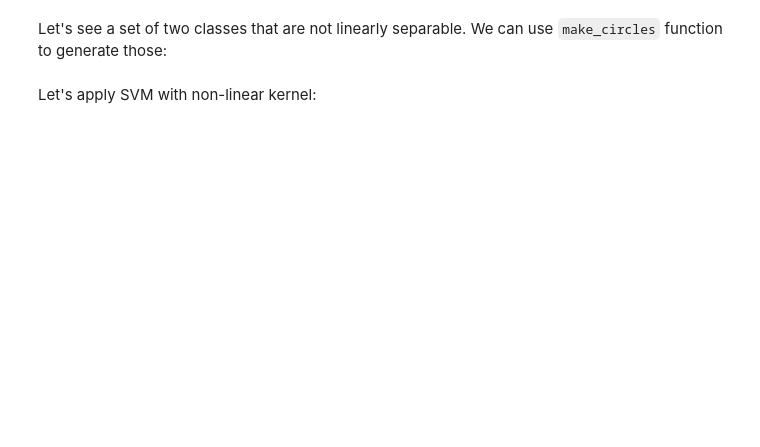
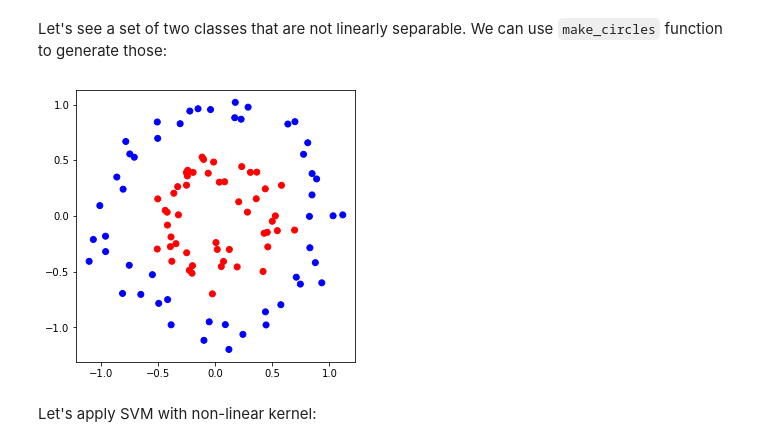
Before and after one commit to shwars/ai_course, a Jupyter notebook: en/2-ml/3-Classification.ipynb, the cells around one changed output. Cells and saved outputs as stored; diff of their text form; code cells hidden in the pictures; blank space fills up the shorter version.

```diff
--- a/en/2-ml/3-Classification.ipynb
+++ b/en/2-ml/3-Classification.ipynb
@@ -472,8 +495,11 @@ plt.show()
 Let's see a set of two classes that are not linearly separable. We can use `make_circles` function to generate those:
 # %%
 X,Y = sk.datasets.make_circles(n_samples=100,factor=0.5,noise=0.1)
+plt.figure(figsize=(5,5))
 plt.scatter(X[:, 0], X[:, 1], c=['r' if x else 'b' for x in Y])
 plt.show()
+# %% [output]
+[figure, added]
 # %% [markdown]
 Let's apply SVM with non-linear kernel:
 # %%
```
Also changed, not shown: parts of 22 cells of this notebook, 4 other files.
